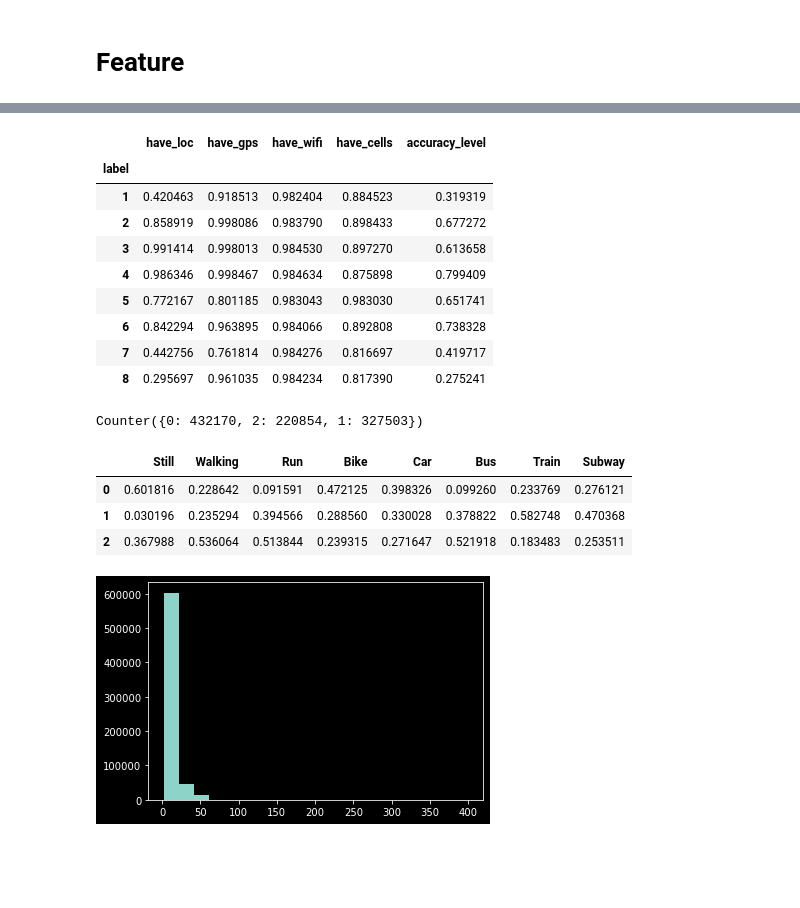
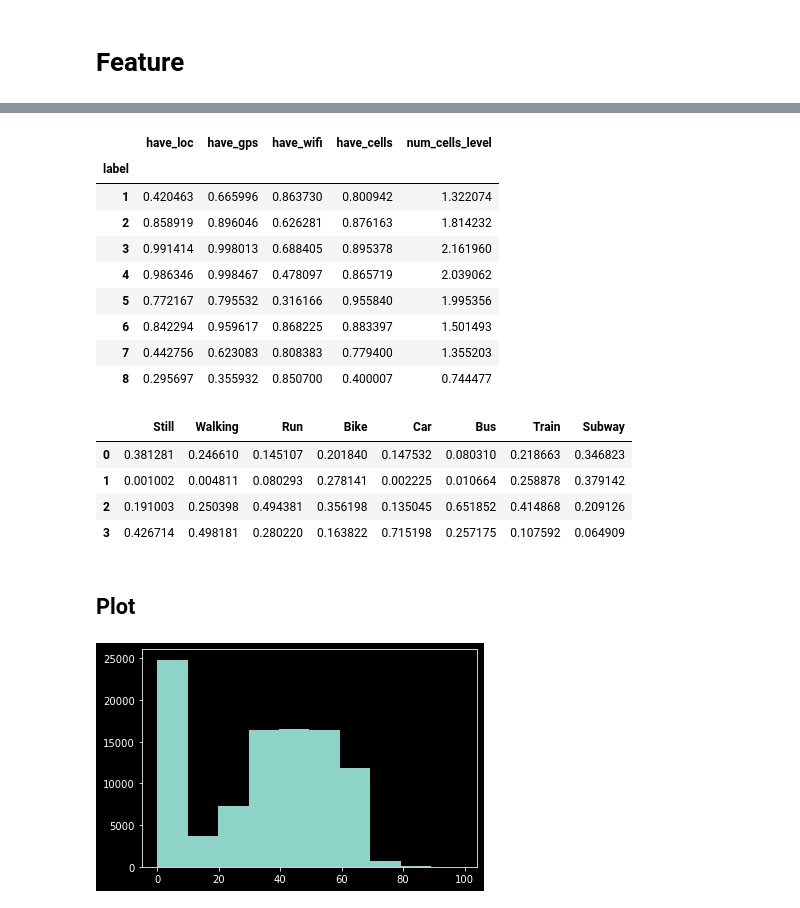
Before and after one commit to Ryanna-github/SHL2021, a Jupyter notebook: 2021-05-21_feature_explore.ipynb, the cells around one changed output, grey strips where cells are left out. Drawn from its saved outputs; the diff is of its cells as text; code cells hidden in the pictures; blank space fills up the shorter version.

Commit message:
drop bn

```diff
--- a/2021-05-21_feature_explore.ipynb
+++ b/2021-05-21_feature_explore.ipynb
@@ -55,5 +55,5 @@ list(data.df)
 # %%
 data.df['have_loc'] = data.df.apply(lambda x: 1 if x['accuracy'] > -1 else 0, axis = 1)
-data.df['have_gps'] = data.df.apply(lambda x: 1 if x['num_gps'] > -1 else 0, axis = 1)
-data.df['have_wifi'] = data.df.apply(lambda x: 1 if x['num_wifi'] > -1 else 0, axis = 1)
-data.df['have_cells'] = data.df.apply(lambda x: 1 if x['num_cells'] > -1 else 0, axis = 1)
+data.df['have_gps'] = data.df.apply(lambda x: 1 if x['num_gps'] > 0 else 0, axis = 1)
+data.df['have_wifi'] = data.df.apply(lambda x: 1 if x['num_wifi'] > 0 else 0, axis = 1)
+data.df['have_cells'] = data.df.apply(lambda x: 1 if x['num_cells'] > 0 else 0, axis = 1)
@@ -68,17 +60,29 @@ data.df['speed_wd_max_log'] = np.log(data.df['speed']+1).rolling(20, center = Tr
+# %%
+# location
+data.df['speed_level'] = pd.cut(data.df['speed'], [float('-inf'), 1, 20, float('inf')], labels = [0, 1, 2]).cat.add_categories(-1).fillna(0).astype('int')
+data.df['accuracy_level'] = pd.cut(data.df['accuracy'], [float('-inf'), 5, 10, float('inf')], labels = [0, 1, 2]).cat.add_categories(-1).fillna(0).astype('int')
+data.df['speed_wd_max_log'] = np.log(data.df['speed']+1).rolling(20, center = True).max().fillna(method = 'ffill').fillna(method = 'bfill')
+data.df['acc_wd_std_log'] = data.df.apply(lambda x: np.log(x['acc_wd_std']*100000 + 1), axis = 1)
+# gps
+data.df['num_gps_level'] = pd.cut(data.df['num_gps'], [0, 5, 10, 15, 50], labels = list(range(4))).cat.add_categories(-1).fillna(0).astype('int')
+# wifi
+data.df['wifi_freq_5ratio_level'] = pd.cut(data.df['wifi_freq_5ratio'], [round(t, 2) for t in list(np.linspace(-0.01, 1.01, 10))], labels = list(range(9))).cat.add_categories(-1).fillna(0).astype('int')
+data.df['num_wifi_level'] = pd.cut(data.df['num_wifi'], [-1, 1.5, 50], labels = list(range(2))).cat.add_categories(-1).fillna(0).astype('int')
+# cells
+data.df['num_cells_level'] = pd.cut(data.df['num_cells'], [0, 1.5, 2.5, 3.5, 5.5, 10.5, 50], labels = list(range(6))).cat.add_categories(-1).fillna(0).astype('int')
+data.df['cells_isRegistered_mean_level'] = pd.cut(data.df['cells_isRegistered_mean'], [0, 0.2, 0.5, 1.1], labels = list(range(3))).cat.add_categories(-1).fillna(0).astype('int')
+data.df['cells_asuLevel_mean_level'] = pd.cut(data.df['cells_asuLevel_mean'], [-1, 15, 100], labels = list(range(2))).cat.add_categories(-1).fillna(0).astype('int')
+data.df['cells_dbm_mean'] = data.df.apply(lambda x: x['cells_dbm_mean'] if x['cells_dbm_mean'] < 0 else np.nan, axis = 1)
 # %%
-data.df.groupby(['label']).mean()[['have_loc', 'have_gps', 'have_wifi', 'have_cells', 'accuracy_level']]
+data.df.groupby(['label']).mean()[['have_loc', 'have_gps', 'have_wifi', 'have_cells', 'num_cells_level']]
 # %% [output]
-|  | have_loc | have_gps | have_wifi | have_cells | accuracy_level |
+|  | have_loc | have_gps | have_wifi | have_cells | num_cells_level |
 | label |  |  |  |  |  |
-| 1 | 0.420463 | 0.918513 | 0.982404 | 0.884523 | 0.319319 |
-| 2 | 0.858919 | 0.998086 | 0.983790 | 0.898433 | 0.677272 |
-| 3 | 0.991414 | 0.998013 | 0.984530 | 0.897270 | 0.613658 |
-| 4 | 0.986346 | 0.998467 | 0.984634 | 0.875898 | 0.799409 |
-| 5 | 0.772167 | 0.801185 | 0.983043 | 0.983030 | 0.651741 |
-| 6 | 0.842294 | 0.963895 | 0.984066 | 0.892808 | 0.738328 |
-| 7 | 0.442756 | 0.761814 | 0.984276 | 0.816697 | 0.419717 |
-| 8 | 0.295697 | 0.961035 | 0.984234 | 0.817390 | 0.275241 |
+| 1 | 0.420463 | 0.665996 | 0.863730 | 0.800942 | 1.322074 |
+| 2 | 0.858919 | 0.896046 | 0.626281 | 0.876163 | 1.814232 |
+| 3 | 0.991414 | 0.998013 | 0.688405 | 0.895378 | 2.161960 |
+| 4 | 0.986346 | 0.998467 | 0.478097 | 0.865719 | 2.039062 |
+| 5 | 0.772167 | 0.795532 | 0.316166 | 0.955840 | 1.995356 |
+| 6 | 0.842294 | 0.959617 | 0.868225 | 0.883397 | 1.501493 |
+| 7 | 0.442756 | 0.623083 | 0.808383 | 0.779400 | 1.355203 |
+| 8 | 0.295697 | 0.355932 | 0.850700 | 0.400007 | 0.744477 |
-# %%
-Counter(data.df.accuracy_level)
-# %% [output]
-Counter({0: 432170, 2: 220854, 1: 327503})
@@ -85,14 +91,17 @@ Counter({0: 432170, 2: 220854, 1: 327503})
 # %%
-t = np.array(data.df.groupby(['label', 'accuracy_level']).count()['time'].reset_index(drop = True)).reshape(3, -1)
+t = np.array(data.df.groupby(['label', 'num_gps_level']).count()['time'].reset_index(drop = True)).reshape(4, -1)
 pd.DataFrame(t, columns = list(label_dic.values()))/pd.DataFrame(t, columns = list(label_dic.values())).sum(axis = 0)
 # %% [output]
 |  | Still | Walking | Run | Bike | Car | Bus | Train | Subway |
-| 0 | 0.601816 | 0.228642 | 0.091591 | 0.472125 | 0.398326 | 0.099260 | 0.233769 | 0.276121 |
-| 1 | 0.030196 | 0.235294 | 0.394566 | 0.288560 | 0.330028 | 0.378822 | 0.582748 | 0.470368 |
-| 2 | 0.367988 | 0.536064 | 0.513844 | 0.239315 | 0.271647 | 0.521918 | 0.183483 | 0.253511 |
+| 0 | 0.381281 | 0.246610 | 0.145107 | 0.201840 | 0.147532 | 0.080310 | 0.218663 | 0.346823 |
+| 1 | 0.001002 | 0.004811 | 0.080293 | 0.278141 | 0.002225 | 0.010664 | 0.258878 | 0.379142 |
+| 2 | 0.191003 | 0.250398 | 0.494381 | 0.356198 | 0.135045 | 0.651852 | 0.414868 | 0.209126 |
+| 3 | 0.426714 | 0.498181 | 0.280220 | 0.163822 | 0.715198 | 0.257175 | 0.107592 | 0.064909 |
 # %%
 # label_plot.plot_label(data.df, col_name)
+# %% [markdown]
+## Plot
 # %%
 col_have = 'have_loc'
-col_name = 'accuracy'
+col_name = 'speed'
 df_plot = data.df[(data.df[col_have] == 1)]
@@ -102,6 +108,6 @@ data.df['accuracy_level'][data.df['accuracy'] > ]
 # %%
-t = df_plot[(df_plot.label == 3)][col_name]
-t = df_plot[col_name]
-plt.hist(t, bins = 20);
+t = df_plot[(df_plot.label == 1)][col_name]
+# t = df_plot[col_name]
+plt.hist(t, bins = 10);
 # %% [output]
-[figure, old version]
+[figure, new version]
```
Also changed, not shown: parts of 11 cells of this notebook, 6 other files.
